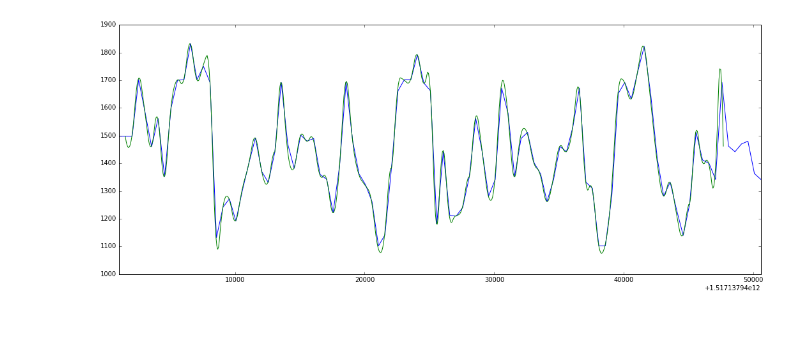
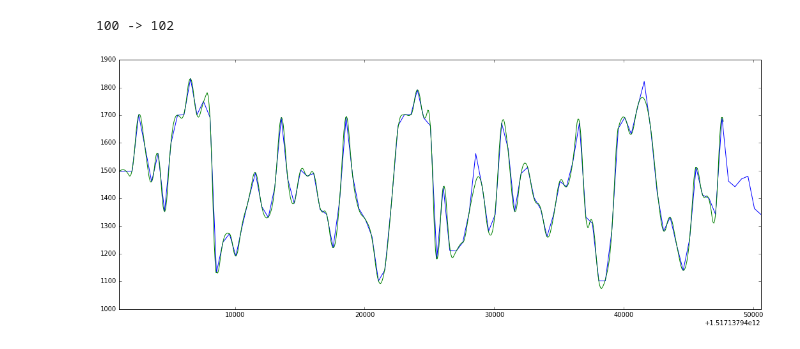
Before and after one commit to kometa-triatlon/roborace_erlerover, a Jupyter notebook: playground/Interpolate.ipynb, the cells around one changed output. Drawn from its saved outputs; the diff is of its cells as text; code cells hidden in the pictures.

```diff
--- a/playground/Interpolate.ipynb
+++ b/playground/Interpolate.ipynb
@@ -22,10 +22,12 @@ with rosbag.Bag(bag_file, "r") as bag:
             values_rc.append(msg.channels[channel])
 # %%
 steering = pd.Series(values_rc[:100], index=timestamps[rc_topic][:100])
-steering_reindexed = steering.reindex(index=timestamps[camera_topic][:700], method='bfill', limit=1)
+steering_reindexed = steering.reindex(index=timestamps[camera_topic][:700], method='nearest', tolerance=33)
+print ("%d -> %d" % (steering.count(), steering_reindexed.count()))
 steering_interpolated =  steering_reindexed.interpolate(method='spline', order=2)
 plt.figure(figsize=(18, 7))
 _ =steering.plot()
 _ =steering_interpolated.plot()
 # %% [output]
+100 -> 102
-[figure, old version]
+[figure, new version]
```
Also changed, not shown: 1 other file.
